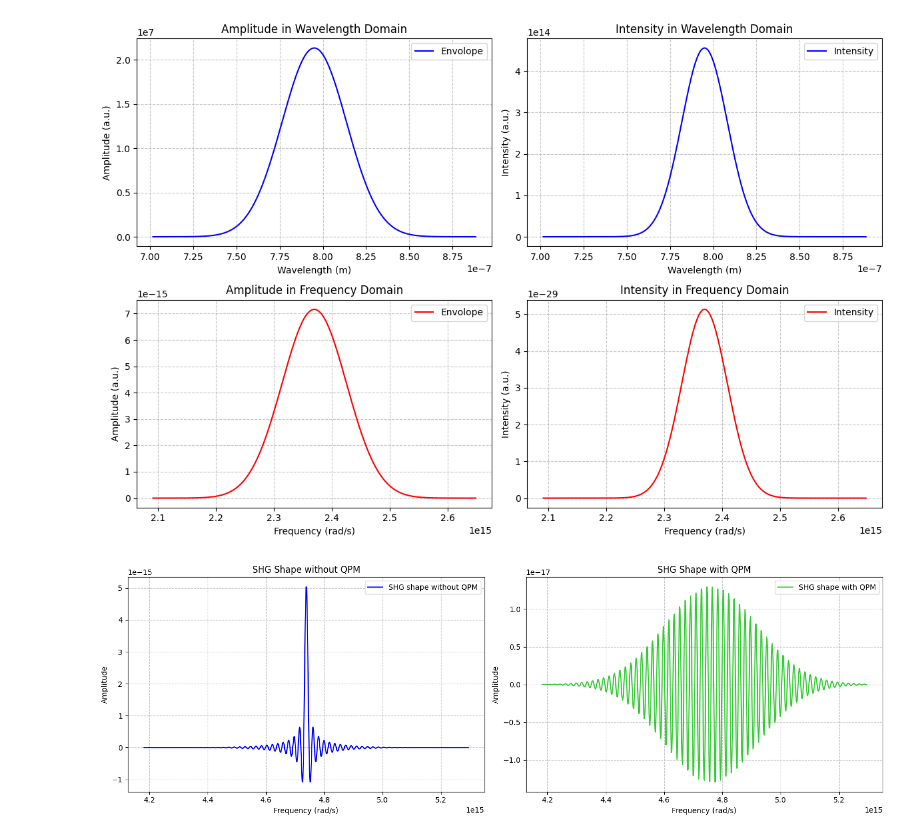
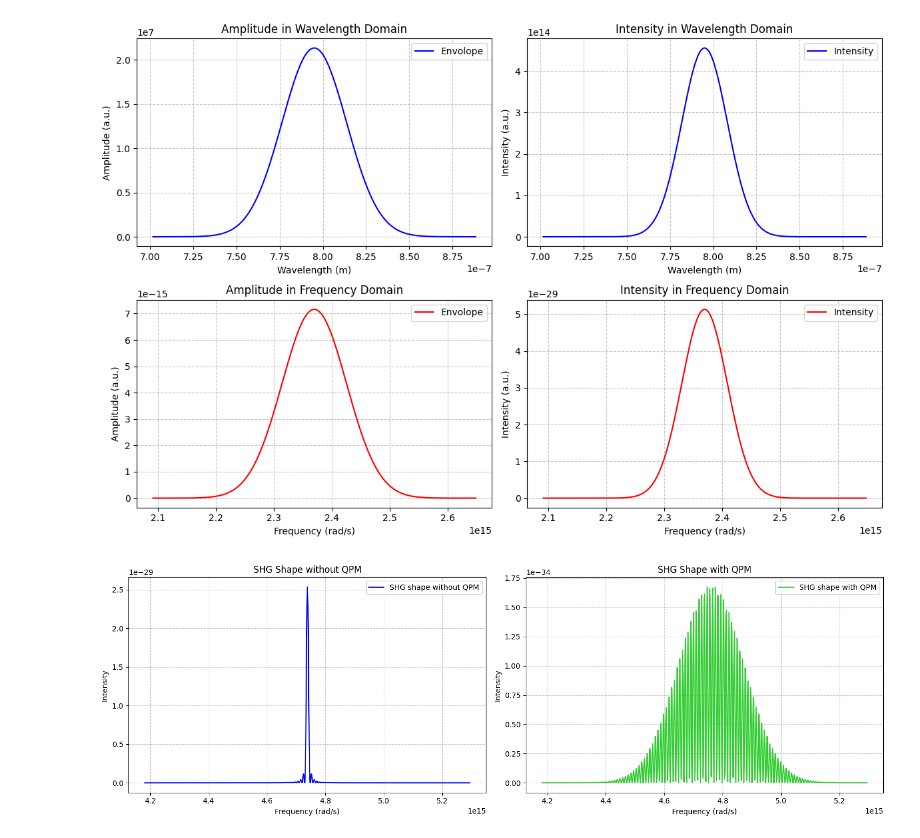
Before and after one commit to jusrojasrod/SHG-and-PDC-simulation, a Jupyter notebook: notebooks/simulaciones/Second_Harmonic_Generation.ipynb, the cells around one changed output. Drawn from its saved outputs; the diff is of its cells as text; code cells hidden in the pictures.

```diff
--- a/notebooks/simulaciones/Second_Harmonic_Generation.ipynb
+++ b/notebooks/simulaciones/Second_Harmonic_Generation.ipynb
@@ -149,42 +193,42 @@ def second_harmonic_generation(pulse_y, pulse_x, SHG_frequencies, fundamental_wa
 # %%
-SHG_amplitud_no_QPM, frequencies = second_harmonic_generation(pulse_y=A_omega, pulse_x=frequencies, SHG_frequencies=SHG_frequencies,
+SHG_amplitud_no_QPM, frequencies, pmf_no_QPM = second_harmonic_generation(pulse_y=A_omega, pulse_x=frequencies, SHG_frequencies=SHG_frequencies,
                                                               fundamental_wavelength_um=fundamental_wavelength_um, cavity_length=L, poling_period_um=None)
 
 poling_period_um = 3.19  # Período QPM en micrómetros AFINAR VALOR DEL CRISTAL
-SHG_amplitud_with_QPM, frequencies = second_harmonic_generation(pulse_y=A_omega, pulse_x=frequencies, SHG_frequencies=SHG_frequencies,
+SHG_amplitud_with_QPM, frequencies, pmf_with_QPM = second_harmonic_generation(pulse_y=A_omega, pulse_x=frequencies, SHG_frequencies=SHG_frequencies,
                                                                 fundamental_wavelength_um=fundamental_wavelength_um, cavity_length=L, poling_period_um=poling_period_um)
 # %%
 begin = 0
 end = -1
 
 plt.figure(figsize=(15, 5))
 
 plt.subplot(1, 2, 1)
 SHG_frequencies_plot_interval = SHG_frequencies[begin: end]
 SHG_shape_no_qpm_plot_interval = SHG_amplitud_no_QPM[begin: end]
 
-plt.plot(SHG_frequencies_plot_interval, SHG_shape_no_qpm_plot_interval, label='SHG shape without QPM', color='blue')
+plt.plot(SHG_frequencies_plot_interval, np.abs(SHG_shape_no_qpm_plot_interval)**2, label='SHG shape without QPM', color='blue')
 plt.xlabel('Frequency (rad/s)')
 plt.grid(True, linestyle='--', alpha=0.7)
 plt.title('SHG Shape without QPM')
-plt.ylabel('Amplitude')
+plt.ylabel('Intensity')
 plt.ticklabel_format(style='sci', axis='x', scilimits=(0,0))
 plt.legend()
 
 plt.subplot(1, 2, 2)
 
 SHG_frequencies_plot_interval = SHG_frequencies[begin: end]
 SHG_shape_with_qpm_plot_interval = SHG_amplitud_with_QPM[begin: end]
 
-plt.plot(SHG_frequencies_plot_interval, SHG_shape_with_qpm_plot_interval, label='SHG shape with QPM', color='limegreen')
+plt.plot(SHG_frequencies_plot_interval, np.abs(SHG_shape_with_qpm_plot_interval)**2, label='SHG shape with QPM', color='limegreen')
 plt.xlabel('Frequency (rad/s)')
 plt.title('SHG Shape with QPM')
-plt.ylabel('Amplitude')
+plt.ylabel('Intensity')
 plt.grid(True, linestyle='--', alpha=0.7)
 plt.ticklabel_format(style='sci', axis='x', scilimits=(0,0))
 plt.legend()
 
 plt.tight_layout()
 plt.show()
 # %% [output]
-[figure, old version]
+[figure, new version]
```
Also changed, not shown: parts of 8 cells of this notebook, 1 other file.
